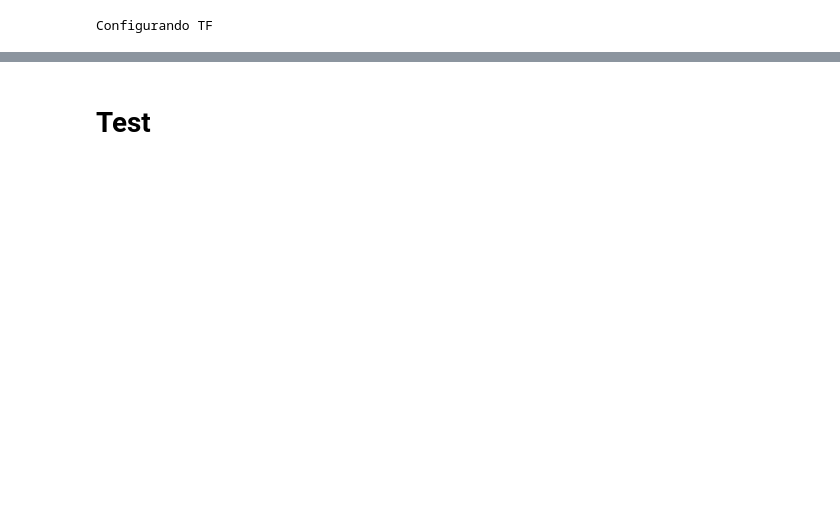
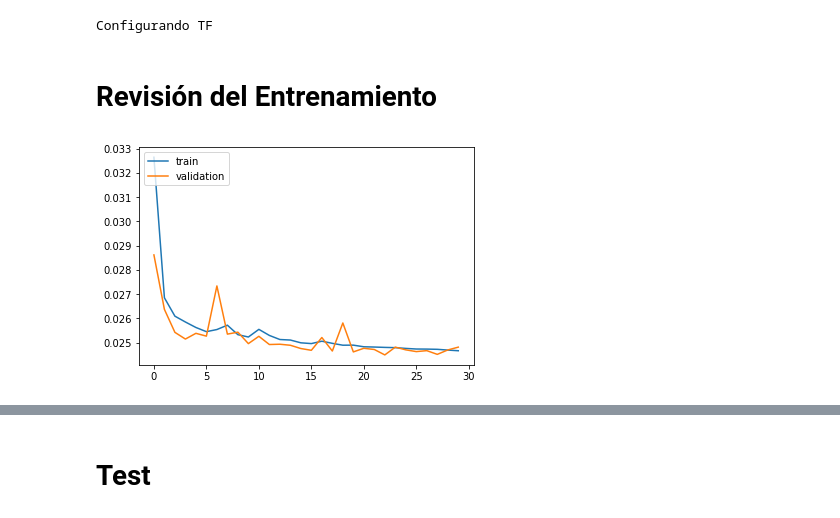
Before and after one commit to TFM-UAH/uah, a Jupyter notebook: ml/lstm/LSTM_Testing.ipynb, the cells around one changed output, grey strips where cells are left out. Cells and saved outputs as stored; diff of their text form; code cells hidden in the pictures; blank space fills up the shorter version.

Commit message:
LSTM Testing

```diff
--- a/ml/lstm/LSTM_Testing.ipynb
+++ b/ml/lstm/LSTM_Testing.ipynb
@@ -90,3 +90,9 @@ def extract_label(y):
     for x in y:
         labels.append(x['LABEL'])
     return labels
+# %% [markdown]
+# Revisión del Entrenamiento
+# %%
+plot_error(pd.read_csv("/home/benayas/results/history_lstm_test_all.csv"))
+# %% [output]
+[figure, added]
```
Also changed, not shown: parts of 15 cells of this notebook.
